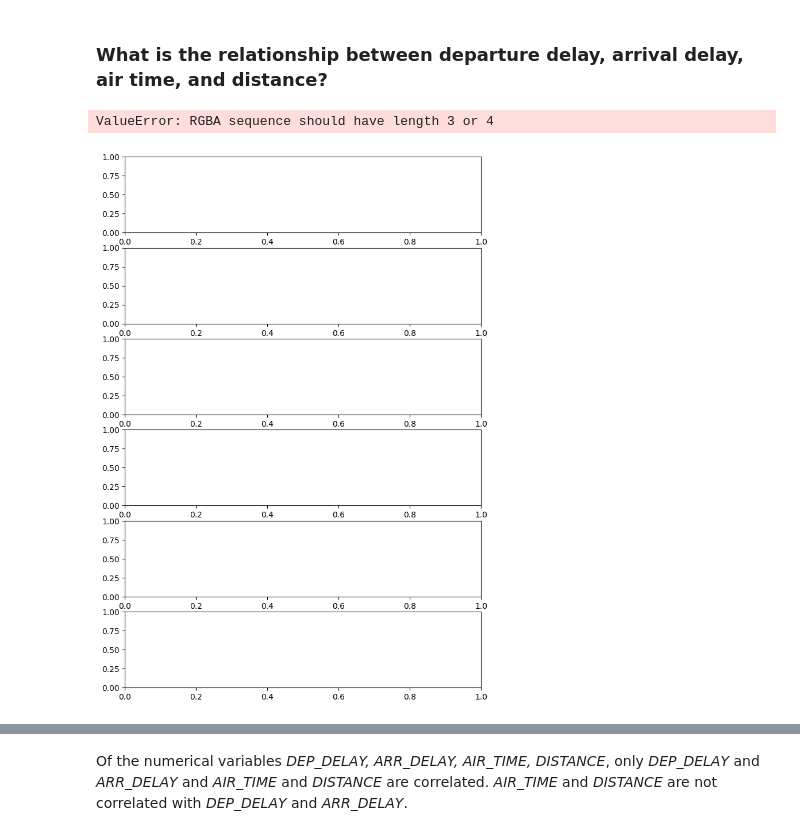
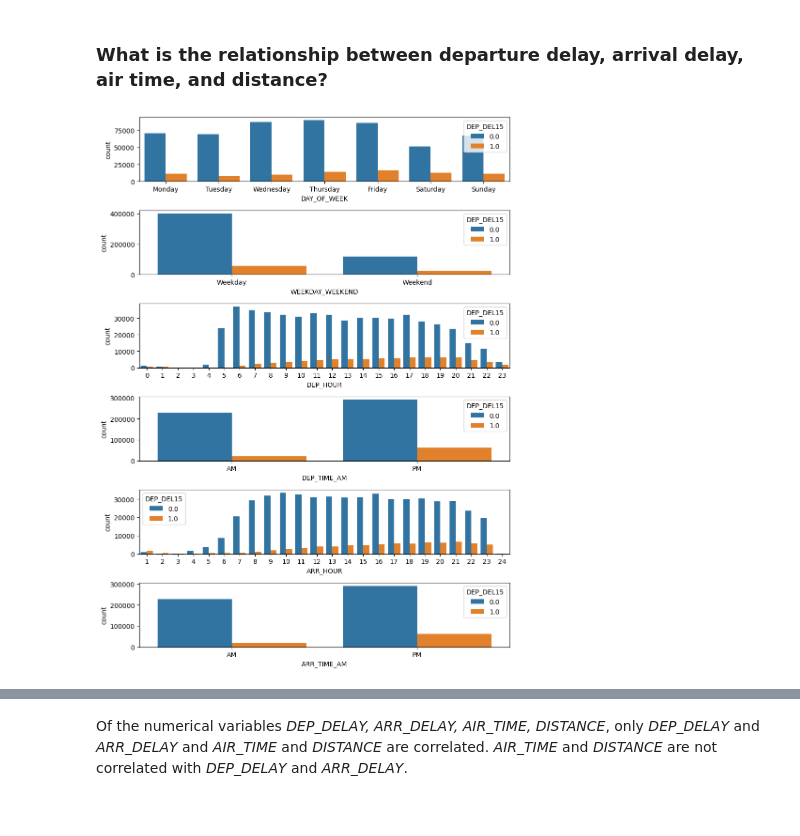
Before and after one commit to jiyoonlee96/Udacity_Data_Analyst_Nanodegree, a Jupyter notebook: Project 5/Udacity_DAND_Project5.ipynb, the cells around one changed output, grey strips where cells are left out. Drawn from its saved outputs; the diff is of its cells as text; code cells hidden in the pictures.

```diff
--- a/Project 5/Udacity_DAND_Project5.ipynb
+++ b/Project 5/Udacity_DAND_Project5.ipynb
@@ -440,13 +436,16 @@ dtype: object
 # %% [markdown]
 ### What is the relationship between departure delay, arrival delay, air time, and distance?
 # %%
-cols = ['DAY_OF_WEEK','WEEKDAY_WEEKEND','DEP_HOUR','DEP_TIME_AM','ARR_HOUR','ARR_TIME_AM']
-colors = sns.color_palette("husl", 8)
-f, axs = plt.subplots(len(cols), 1, figsize=(8,12))
-for ax, col in zip(axs, cols):
-    filtered_data = flights[~pd.isna(flights[col])]
-    sns.countplot(x=filtered_data[col], hue=filtered_data['DEP_DEL15'], color=colors, ax=ax)
-f.tight_layout()
+#cols = ['DAY_OF_WEEK','WEEKDAY_WEEKEND','DEP_HOUR','DEP_TIME_AM','ARR_HOUR','ARR_TIME_AM']
+def bivariate_barplot(col,hue):
+    f, axs = plt.subplots(len(col), 1, figsize=(9,12))
+    for ax, col in zip(axs, col):
+        filtered_data = flights[~pd.isna(flights[col])]
+        sns.countplot(x=filtered_data[col], hue=filtered_data[hue], ax=ax)
+    f.tight_layout()
+    plt.suptitle('Barplot of Categorical Variables by '+hue)
-# %% [output]
-ValueError: RGBA sequence should have length 3 or 4
-[figure, removed]
+# %%
+cols1 = ['DAY_OF_WEEK','WEEKDAY_WEEKEND','DEP_HOUR','DEP_TIME_AM','ARR_HOUR','ARR_TIME_AM']
+bivariate_barplot(cols1,'DEP_DEL15')
+# %% [output]
+[figure, added]
```
Also changed, not shown: parts of 8 cells of this notebook.
